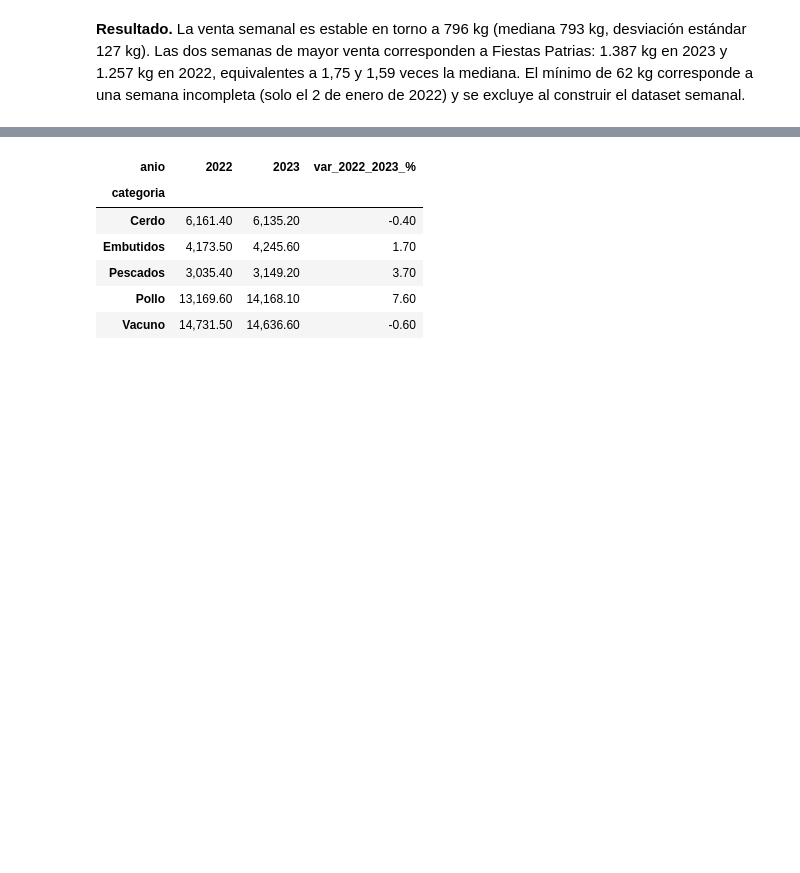
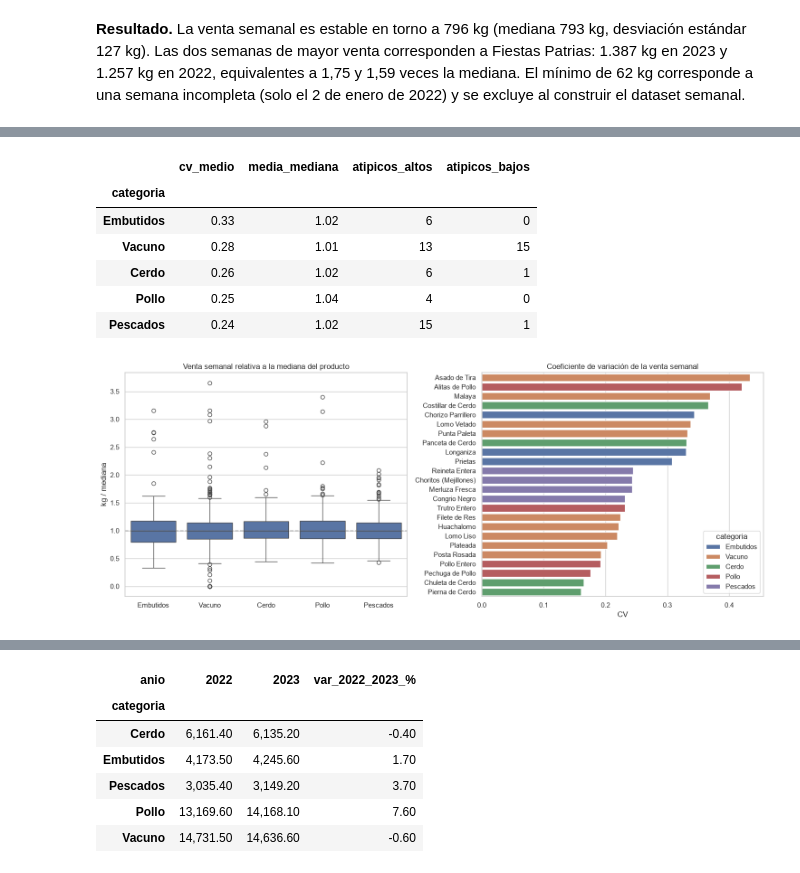
Before and after one commit to Blackmist02/NexuStock, a Jupyter notebook: Codigo/ml-engine/notebooks/01_eda.ipynb, the cells around one changed output, grey strips where cells are left out. Saved outputs shown, nothing was run; the diff lists cells and outputs as text; code cells hidden in the pictures; blank space fills up the shorter version.

```diff
--- a/Codigo/ml-engine/notebooks/01_eda.ipynb
+++ b/Codigo/ml-engine/notebooks/01_eda.ipynb
@@ -187,0 +246,33 @@ Name: cantidad_kg, dtype: float64
+# %%
+por_categoria = desc.groupby('categoria').agg(
+    cv_medio=('cv', 'mean'),
+    media_mediana=('media/mediana', 'mean'),
+    atipicos_altos=('atipicos_altos', 'sum'),
+    atipicos_bajos=('atipicos_bajos', 'sum'),
+).sort_values('cv_medio', ascending=False)
+display(por_categoria)
+
+# Venta de cada semana relativa a la mediana del producto: 1 = semana típica.
+# Normalizar permite comparar en un mismo gráfico productos de 8 y de 90 kg semanales.
+relativa = (kg_semana / desc['mediana']).melt(var_name='producto_id', value_name='kg_relativo')
+relativa['categoria'] = relativa['producto_id'].map(desc['categoria'])
+
+fig, axes = plt.subplots(1, 2, figsize=(15, 6))
+sns.boxplot(data=relativa, x='categoria', y='kg_relativo', order=por_categoria.index, ax=axes[0])
+axes[0].axhline(1, color='gray', ls='--', alpha=0.6)
+axes[0].set(title='Venta semanal relativa a la mediana del producto', xlabel='', ylabel='kg / mediana')
+
+sns.barplot(data=desc.sort_values('cv', ascending=False), x='cv', y='nombre_producto',
+            hue='categoria', hue_order=por_categoria.index, dodge=False, ax=axes[1])
+axes[1].set(title='Coeficiente de variación de la venta semanal', xlabel='CV', ylabel='')
+plt.tight_layout()
+plt.show()
+# %% [output]
+|  | cv_medio | media_mediana | atipicos_altos | atipicos_bajos |
+| categoria |  |  |  |  |
+| Embutidos | 0.33 | 1.02 | 6 | 0 |
+| Vacuno | 0.28 | 1.01 | 13 | 15 |
+| Cerdo | 0.26 | 1.02 | 6 | 1 |
+| Pollo | 0.25 | 1.04 | 4 | 0 |
+| Pescados | 0.24 | 1.02 | 15 | 1 |
+[figure, added]
```
Also changed, not shown: parts of 21 cells of this notebook, 1 other file.
